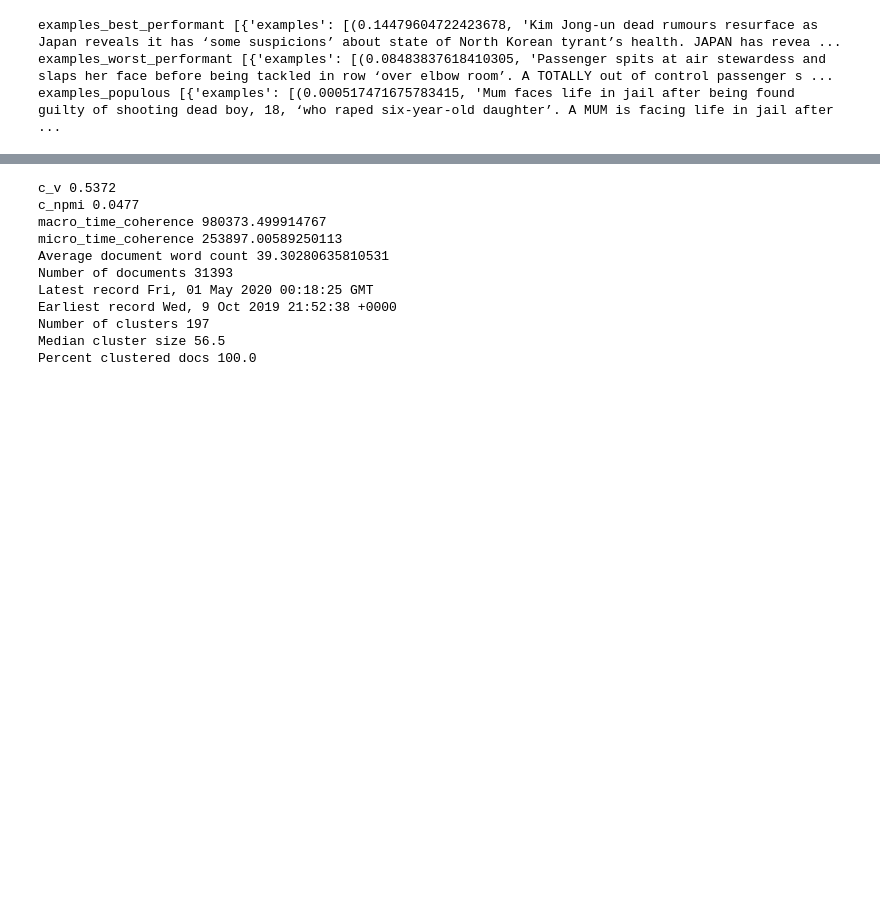
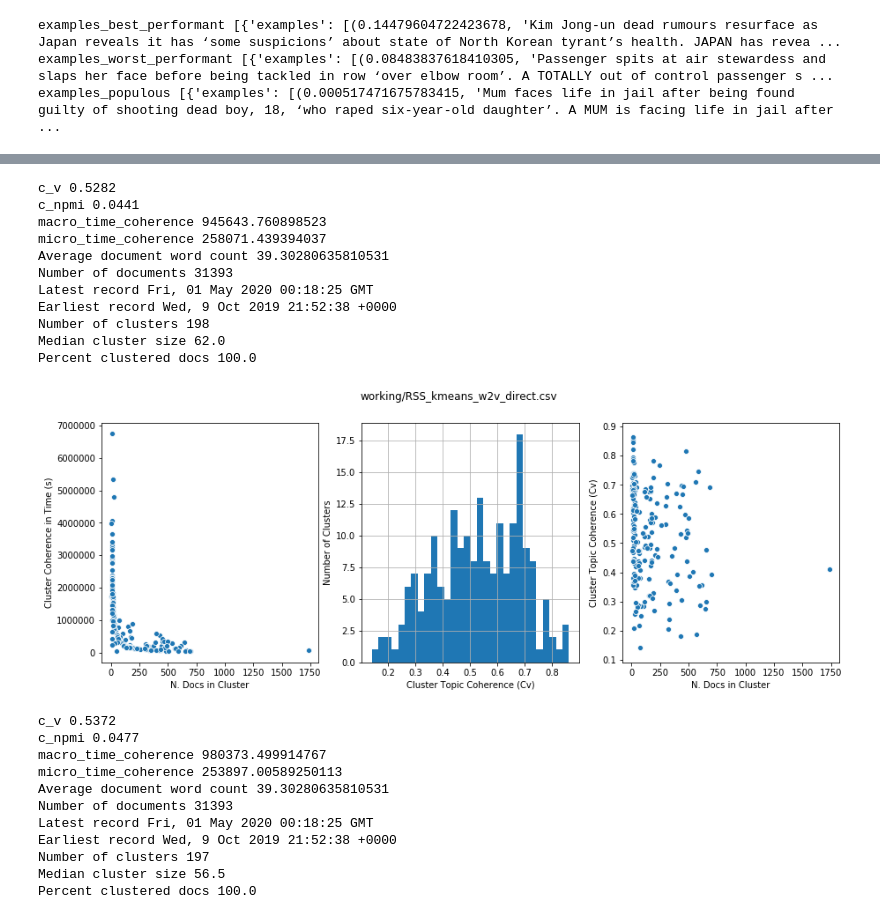
Before and after one commit to MartinChrisWood/news_crow, a Jupyter notebook: 04_clustering_metrics_RSS.ipynb, the cells around one changed output, grey strips where cells are left out. Cells and saved outputs as stored; diff of their text form; code cells hidden in the pictures; blank space fills up the shorter version.

```diff
--- a/04_clustering_metrics_RSS.ipynb
+++ b/04_clustering_metrics_RSS.ipynb
@@ -57,3 +70,22 @@ for key, value in kmd_stats.items():
+# %%
+kmd_stats, kmd_coherences, kmd_topics_results = reporter.report_corpus_model_coherence("working/RSS_kmeans_w2v_direct.csv")
+
+for key, value in kmd_stats.items():
+    if "examples" not in key:
+        print (key, value)
+# %% [output]
+c_v 0.5282
+c_npmi 0.0441
+macro_time_coherence 945643.760898523
+micro_time_coherence 258071.439394037
+Average document word count 39.30280635810531
+Number of documents 31393
+Latest record Fri, 01 May 2020 00:18:25 GMT
+Earliest record Wed, 9 Oct 2019 21:52:38 +0000
+Number of clusters 198
+Median cluster size 62.0
+Percent clustered docs 100.0
+[figure, added]
 # %%
 kmp_stats, kmp_coherences, kmp_topics_results = reporter.report_corpus_model_coherence("working/RSS_kmeans_w2v_pca.csv")
 
```
Also changed, not shown: parts of 2 cells of this notebook, 15 other files.
